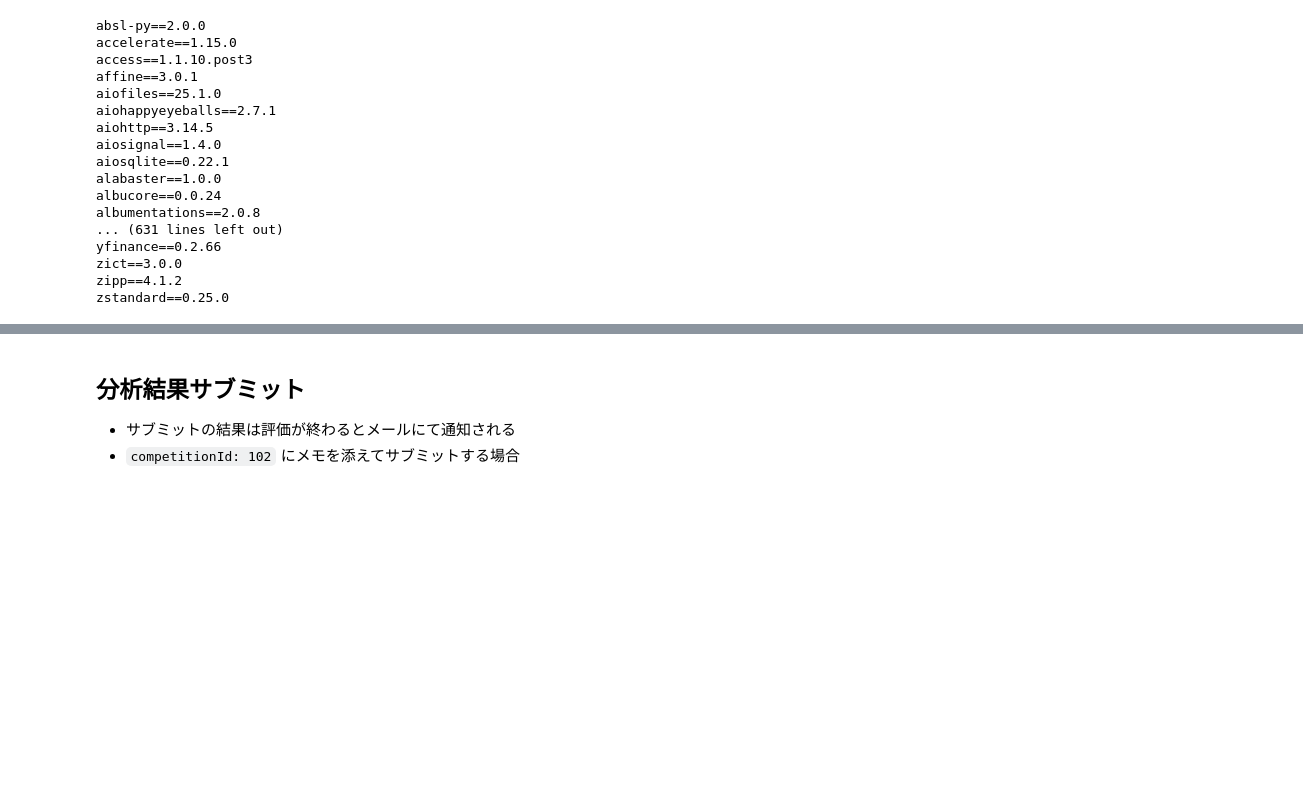
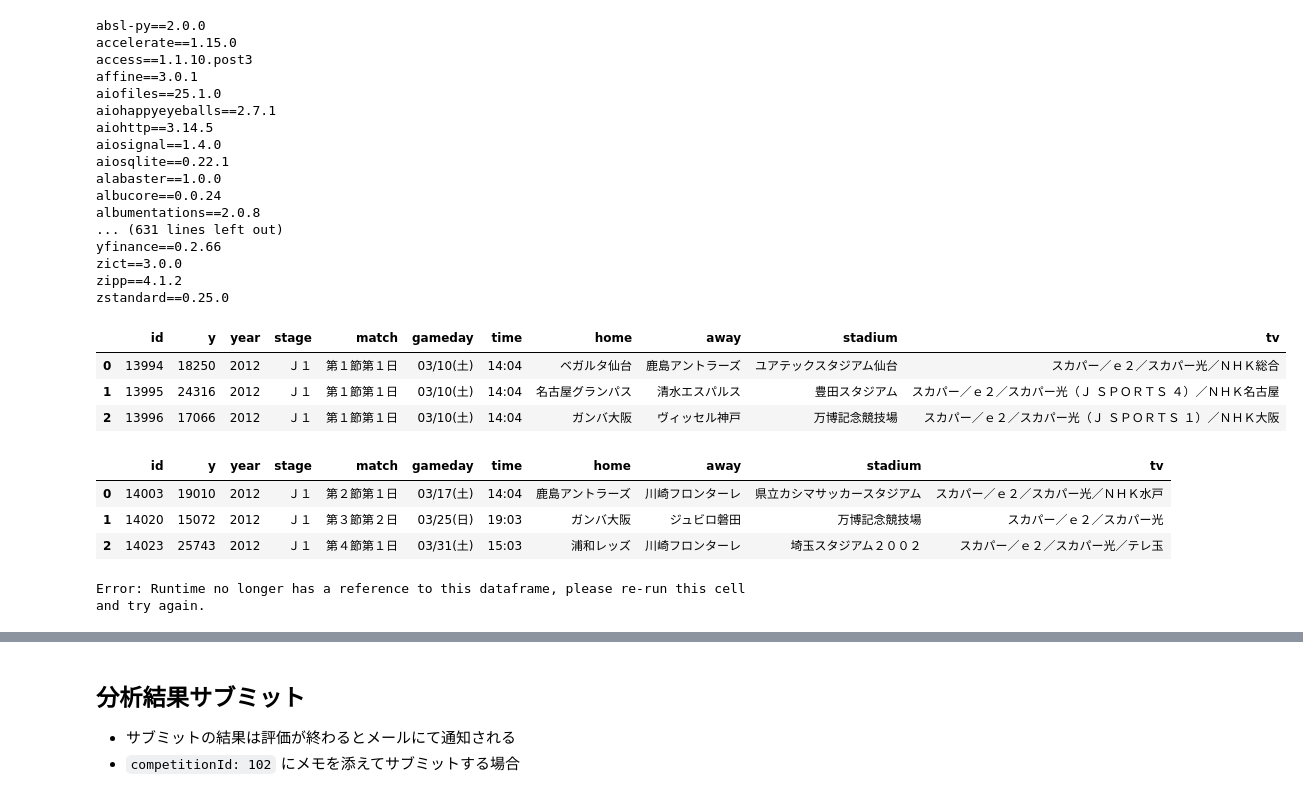
Before and after one commit to abaziri/signate-Jleague, a Jupyter notebook: tutorials/SIGNATE_Tutorial_for_Colaboratory.ipynb, the cells around one changed output, grey strips where cells are left out. Saved outputs shown, nothing was run; the diff lists cells and outputs as text; code cells hidden in the pictures; blank space fills up the shorter version.

```diff
--- a/tutorials/SIGNATE_Tutorial_for_Colaboratory.ipynb
+++ b/tutorials/SIGNATE_Tutorial_for_Colaboratory.ipynb
@@ -168,3 +168,16 @@ condition = pd.read_csv('/condition.csv')
 condition_add = pd.read_csv('/condition_add.csv')
 stadium = pd.read_csv('/stadium.csv')
 year_2014_add = pd.read_csv('/2014_add.csv')
+# %%
+# check the detail of train and train add data
+display(train.head(3), train_add)
+# %% [output]
+|  | id | y | year | stage | match | gameday | time | home | away | stadium | tv |
+| 0 | 13994 | 18250 | 2012 | Ｊ１ | 第１節第１日 | 03/10(土) | 14:04 | ベガルタ仙台 | 鹿島アントラーズ | ユアテックスタジアム仙台 | スカパー／ｅ２／スカパー光／ＮＨＫ総合 |
+| 1 | 13995 | 24316 | 2012 | Ｊ１ | 第１節第１日 | 03/10(土) | 14:04 | 名古屋グランパス | 清水エスパルス | 豊田スタジアム | スカパー／ｅ２／スカパー光（Ｊ ＳＰＯＲＴＳ ４）／ＮＨＫ名古屋 |
+| 2 | 13996 | 17066 | 2012 | Ｊ１ | 第１節第１日 | 03/10(土) | 14:04 | ガンバ大阪 | ヴィッセル神戸 | 万博記念競技場 | スカパー／ｅ２／スカパー光（Ｊ ＳＰＯＲＴＳ １）／ＮＨＫ大阪 |
+|  | id | y | year | stage | match | gameday | time | home | away | stadium | tv |
+| 0 | 14003 | 19010 | 2012 | Ｊ１ | 第２節第１日 | 03/17(土) | 14:04 | 鹿島アントラーズ | 川崎フロンターレ | 県立カシマサッカースタジアム | スカパー／ｅ２／スカパー光／ＮＨＫ水戸 |
+| 1 | 14020 | 15072 | 2012 | Ｊ１ | 第３節第２日 | 03/25(日) | 19:03 | ガンバ大阪 | ジュビロ磐田 | 万博記念競技場 | スカパー／ｅ２／スカパー光 |
+| 2 | 14023 | 25743 | 2012 | Ｊ１ | 第４節第１日 | 03/31(土) | 15:03 | 浦和レッズ | 川崎フロンターレ | 埼玉スタジアム２００２ | スカパー／ｅ２／スカパー光／テレ玉 |
+Error: Runtime no longer has a reference to this dataframe, please re-run this cell and try again.
```
Also changed, not shown: parts of 4 cells of this notebook.
